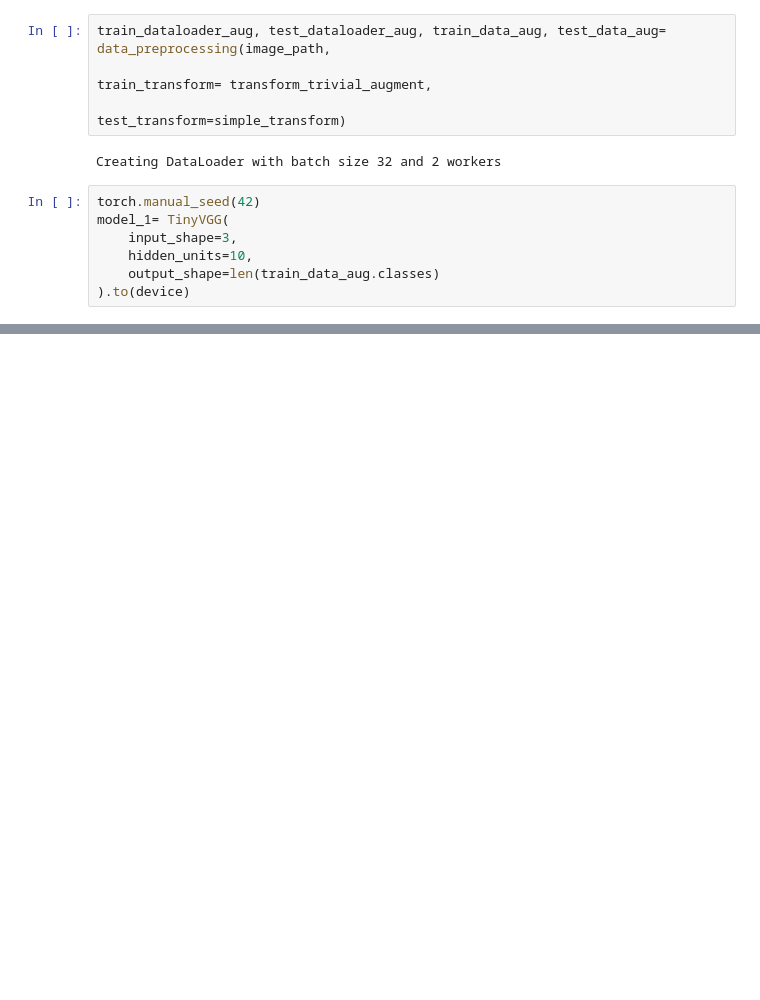
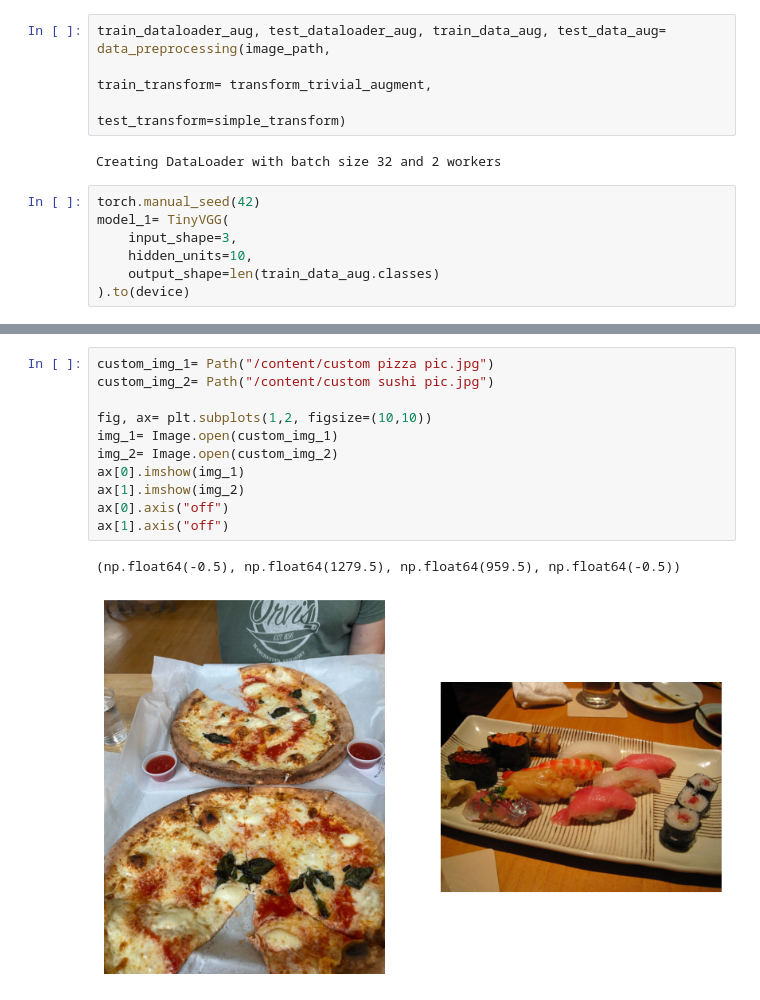
Before and after one commit to Fares-pr0g/ML-journey-ep-2-Experimenting-with-NN-s-in-PyTorch, a Jupyter notebook: Learning_PyTorch_04.ipynb, the cells around one changed output, grey strips where cells are left out. Saved outputs shown, nothing was run; the diff lists cells and outputs as text; blank space fills up the shorter version.

```diff
--- a/Learning_PyTorch_04.ipynb
+++ b/Learning_PyTorch_04.ipynb
@@ -674,0 +724,14 @@ plot_loss_curves(model_1_results)
+# %%
+custom_img_1= Path("/content/custom pizza pic.jpg")
+custom_img_2= Path("/content/custom sushi pic.jpg")
+
+fig, ax= plt.subplots(1,2, figsize=(10,10))
+img_1= Image.open(custom_img_1)
+img_2= Image.open(custom_img_2)
+ax[0].imshow(img_1)
+ax[1].imshow(img_2)
+ax[0].axis("off")
+ax[1].axis("off")
+# %% [output]
+(np.float64(-0.5), np.float64(1279.5), np.float64(959.5), np.float64(-0.5))
+[figure, added]
```
Also changed, not shown: parts of 19 cells of this notebook.
